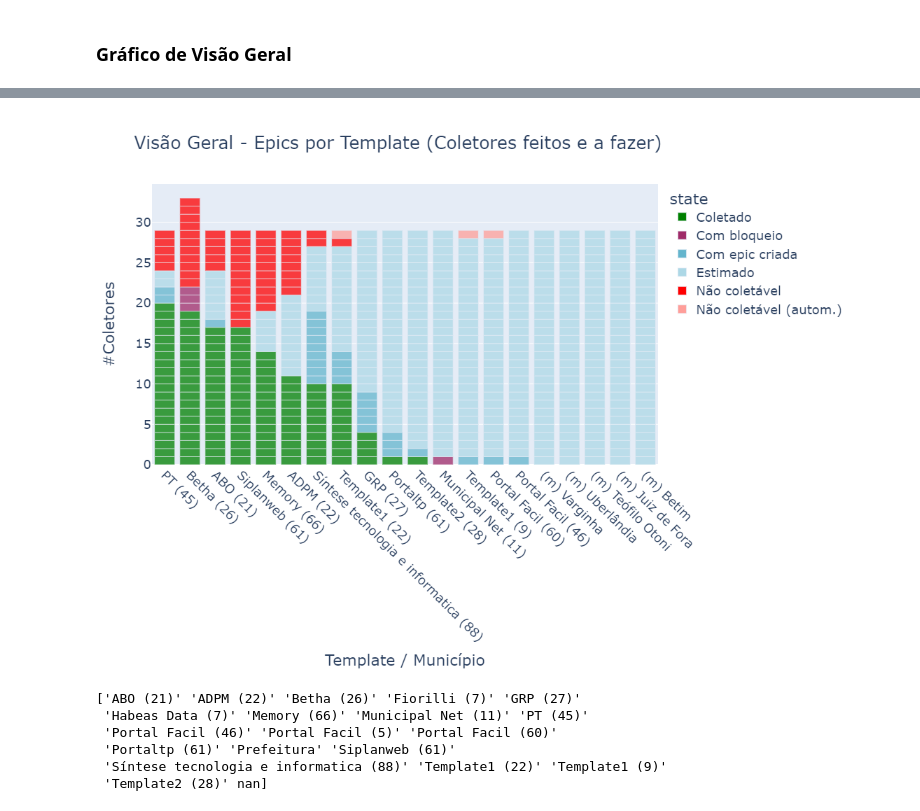
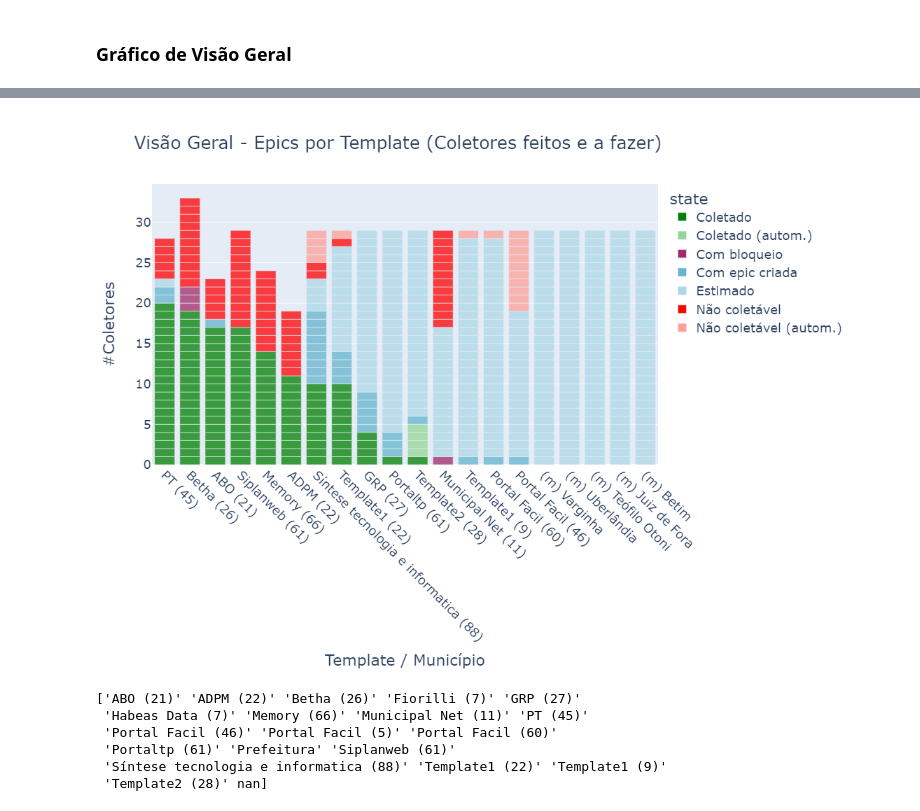
Before and after one commit to MPMG-DCC-UFMG/F01-gerenciamento, a Jupyter notebook: dashboard/Dashboard Tests.ipynb, the cells around one changed output, grey strips where cells are left out. Saved outputs shown, nothing was run; the diff lists cells and outputs as text; code cells hidden in the pictures.

```diff
--- a/dashboard/Dashboard Tests.ipynb
+++ b/dashboard/Dashboard Tests.ipynb
@@ -722,8 +722,8 @@ plot_pre_coleta(s, title='Resultados da Sondagem Automática (' +
 def plot_status_epics(df, top_templates_df, sondagem_df, title='Visão Geral - Epics por Template (Coletores feitos e a fazer)'):
 
     # resultados do buscador de subtags (sondagem)
-    templates_ja_analisados = ['ADPM', 'Betha', 'Municipal Net', 'Siplanweb', 'Memory']
-    # templates_ja_analisados = ['ADPM (22)', 'Betha (26)', 'Municipal Net (11)', 'Siplanweb (61)', 'Memory (66)']
+    # templates_ja_analisados = ['ADPM', 'Betha', 'Municipal Net', 'Siplanweb', 'Memory']
+    templates_ja_analisados = ['ADPM (22)', 'Betha (26)', 'Municipal Net (11)', 'Siplanweb (61)', 'Memory (66)']
     s = sondagem_df[sondagem_df == 0].count(axis=1)
     s = s[s != 0]
     s = s.drop(templates_ja_analisados)
@@ -731,8 +731,8 @@ def plot_status_epics(df, top_templates_df, sondagem_df, title='Visão Geral - E
     nao_loc_autom = dict(s)
 
     # Fonte: Planilha Controle de Dados (#TODO transformar em Epics com "não-localizado")
-    nao_loc_manual = {'Municipal Net': 12, 'PT': 4}
-    coletado_autom = {'Template2': 4}
+    nao_loc_manual = {'Municipal Net (11)': 12}
+    coletado_autom = {'Template2 (28)': 4}
 
     for template, count in nao_loc_autom.items():
         for i in range(count):
@@ -753,15 +753,14 @@ def plot_status_epics(df, top_templates_df, sondagem_df, title='Visão Geral - E
     df = top_templates_df.merge(df, how='left').fillna({'state':'Estimado', count_col:1})
     templates = df['template'].dropna().unique()
 
+    # TODO usar arquivo separado
     total_ref = 29  # Siplanweb
     total = dict.fromkeys(templates, total_ref)
-    total['Betha'] = 33
-    total['ADPM'] = 19
-    total['PT'] = 28
-    total['Memory'] = 23
-    total['ABO'] = 23
-
-    display(df.head())
+    total['Betha (26)'] = 33
+    total['ADPM (22)'] = 19
+    total['PT (45)'] = 28
+    total['Memory (66)'] = 23
+    total['ABO (21)'] = 23
 
     # Fill missing (estimated) epics in df
     for template in templates:
@@ -816,4 +809,4 @@ fig
-[figure, old version]
+[figure, new version]
 # %%
 print(epics_df.template.sort_values().unique())
 # %% [output]
```
Also changed, not shown: parts of 6 cells of this notebook, 8 other files.
